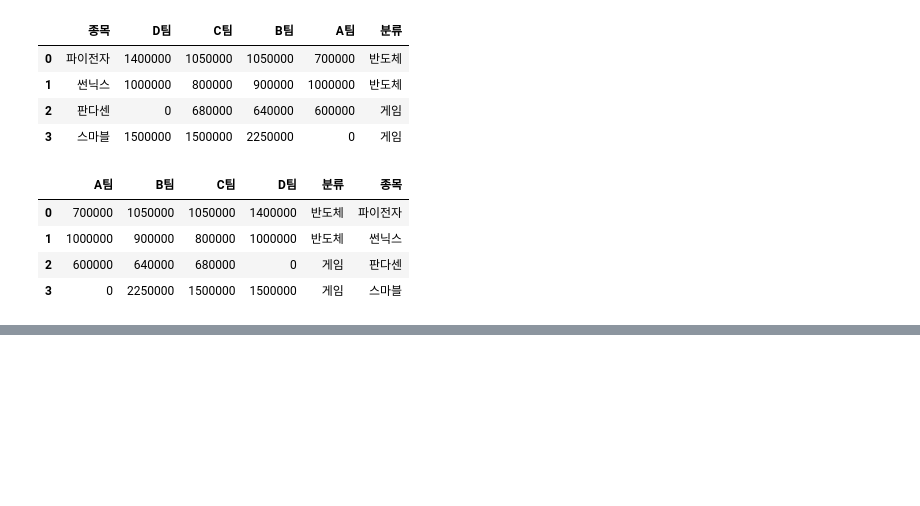
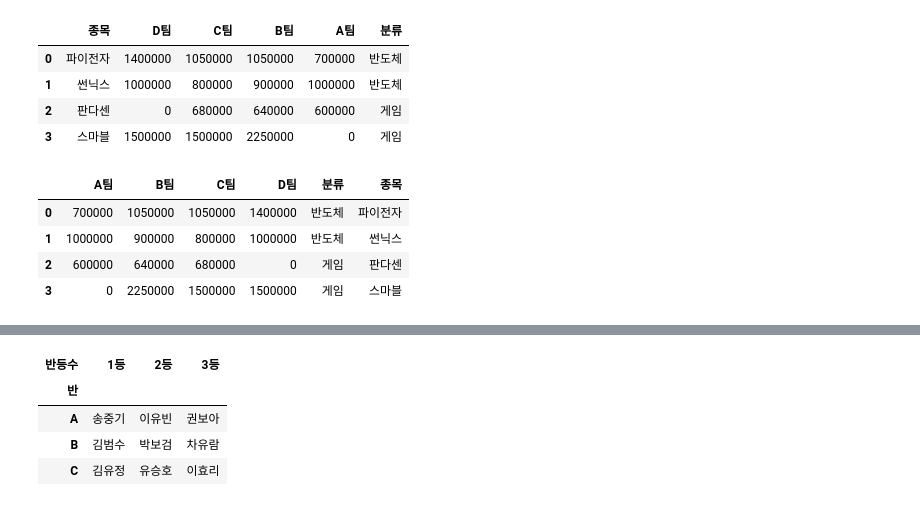
Before and after one commit to ProdKEYMON/mimiproject.1, a Jupyter notebook: 판다스실습_엑셀투파이썬.ipynb, the cells around one changed output, grey strips where cells are left out. Drawn from its saved outputs; the diff is of its cells as text; code cells hidden in the pictures; blank space fills up the shorter version.

```diff
--- a/판다스실습_엑셀투파이썬.ipynb
+++ b/판다스실습_엑셀투파이썬.ipynb
@@ -352,0 +394,8 @@ df2.sort_index(axis=1, ascending=True)
+# %%
+df.pivot(values='이름', index='반', columns='반등수')
+# %% [output]
+| 반등수 | 1등 | 2등 | 3등 |
+| 반 |  |  |  |
+| A | 송중기 | 이유빈 | 권보아 |
+| B | 김범수 | 박보검 | 차유람 |
+| C | 김유정 | 유승호 | 이효리 |
```
Also changed, not shown: parts of 5 cells of this notebook.
